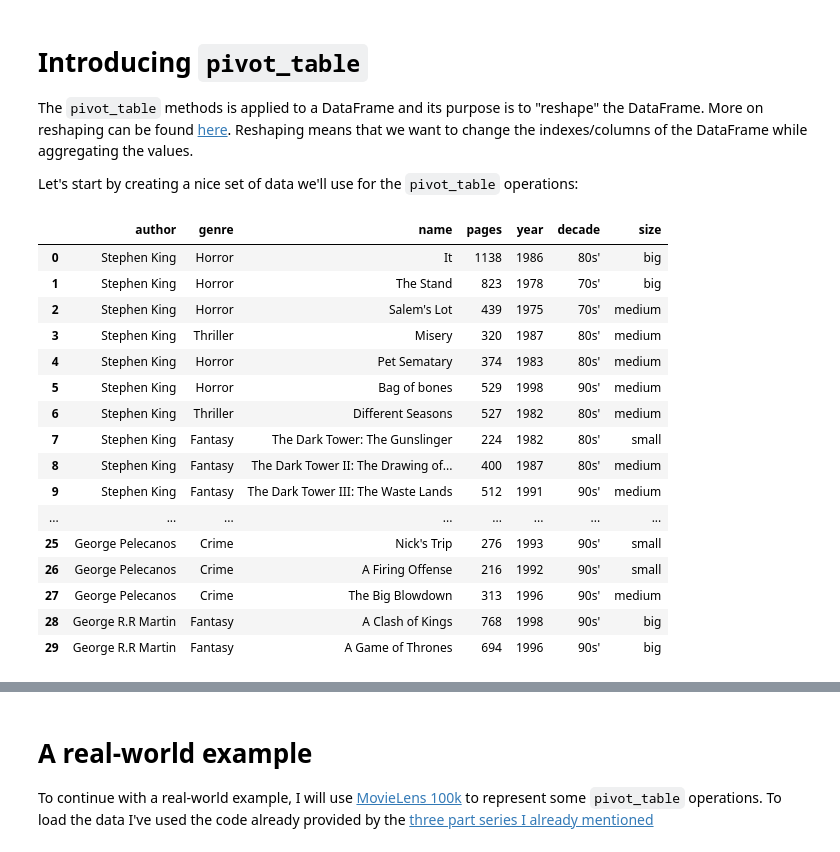
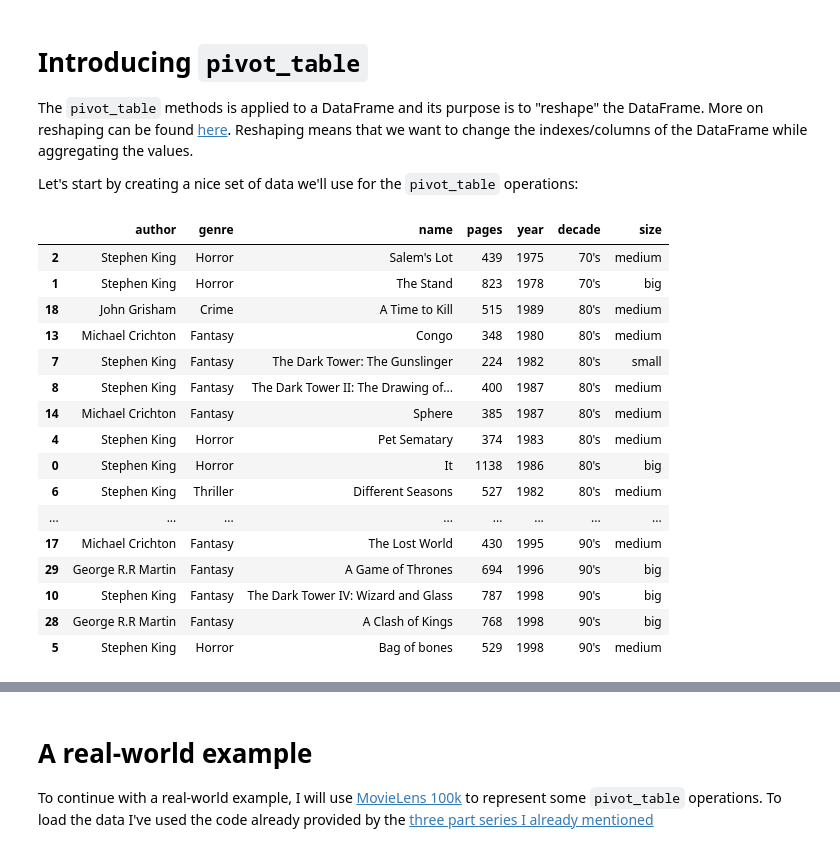
Before and after one commit to spapas/spapas.github.io, a Jupyter notebook: content/pandas-pivot-table-primer.ipynb, the cells around one changed output, grey strips where cells are left out. Saved outputs shown, nothing was run; the diff lists cells and outputs as text; code cells hidden in the pictures.

```diff
--- a/content/pandas-pivot-table-primer.ipynb
+++ b/content/pandas-pivot-table-primer.ipynb
@@ -314,51 +314,50 @@ books_df=pd.DataFrame([
     {'author':'John Grisham', 'name':'A Time to Kill', 'pages': 515, 'year':1989, 'genre': 'Crime',},
     {'author':'John Grisham', 'name':'The Firm', 'pages': 432, 'year':1991, 'genre': 'Crime',},
     {'author':'John Grisham', 'name':'The Pelican Brief', 'pages': 387, 'year':1992, 'genre': 'Crime',},
     {'author':'John Grisham', 'name':'The Chamber', 'pages': 496, 'year':1994, 'genre': 'Crime',},
     {'author':'John Grisham', 'name':'The Rainmaker', 'pages': 434, 'year':1995, 'genre': 'Crime',},
     {'author':'John Grisham', 'name':'The Runaway Jury', 'pages': 414, 'year':1996, 'genre': 'Crime',},
     {'author':'John Grisham', 'name':'The Street Lawyer', 'pages': 347, 'year':1998, 'genre': 'Crime',},
     {'author':'George Pelecanos', 'name':'Nick\'s Trip ', 'pages': 276, 'year':1993, 'genre': 'Crime',},
     {'author':'George Pelecanos', 'name':'A Firing Offense', 'pages': 216, 'year':1992, 'genre': 'Crime',},
     {'author':'George Pelecanos', 'name':'The Big Blowdown', 'pages': 313, 'year':1996, 'genre': 'Crime',},
     {'author':'George R.R Martin', 'name':'A Clash of Kings', 'pages': 768, 'year':1998, 'genre': 'Fantasy',},
     {'author':'George R.R Martin', 'name':'A Game of Thrones', 'pages': 694, 'year':1996, 'genre': 'Fantasy',},
 ])
-books_df.sort_values(by='year')
-
 
 # Add a decade column to the books DataFrame
 def add_decade(y):
-        return str(y['year'])[2] + '0s\''
+        return str(y['year'])[2] + '0\'s'
 
 books_df['decade'] = books_df.apply(add_decade, axis=1)
 
 # Add a size column to the books DataFrame
 def add_size(y):
         if y['pages'] > 600:
             return 'big'
         elif y['pages'] < 300:
             return 'small'
         return 'medium'
 
 books_df['size'] = books_df.apply(add_size, axis=1)
-books_df
+# Let's display it sorted here
+books_df.sort_values(['decade', 'genre', 'year'])
 # %% [output]
 |  | author | genre | name | pages | year | decade | size |
-| 0 | Stephen King | Horror | It | 1138 | 1986 | 80s' | big |
-| 1 | Stephen King | Horror | The Stand | 823 | 1978 | 70s' | big |
-| 2 | Stephen King | Horror | Salem's Lot | 439 | 1975 | 70s' | medium |
-| 3 | Stephen King | Thriller | Misery | 320 | 1987 | 80s' | medium |
-| 4 | Stephen King | Horror | Pet Sematary | 374 | 1983 | 80s' | medium |
-| 5 | Stephen King | Horror | Bag of bones | 529 | 1998 | 90s' | medium |
-| 6 | Stephen King | Thriller | Different Seasons | 527 | 1982 | 80s' | medium |
-| 7 | Stephen King | Fantasy | The Dark Tower: The Gunslinger | 224 | 1982 | 80s' | small |
-| 8 | Stephen King | Fantasy | The Dark Tower II: The Drawing of... | 400 | 1987 | 80s' | medium |
-| 9 | Stephen King | Fantasy | The Dark Tower III: The Waste Lands | 512 | 1991 | 90s' | medium |
+| 2 | Stephen King | Horror | Salem's Lot | 439 | 1975 | 70's | medium |
+| 1 | Stephen King | Horror | The Stand | 823 | 1978 | 70's | big |
+| 18 | John Grisham | Crime | A Time to Kill | 515 | 1989 | 80's | medium |
+| 13 | Michael Crichton | Fantasy | Congo | 348 | 1980 | 80's | medium |
+| 7 | Stephen King | Fantasy | The Dark Tower: The Gunslinger | 224 | 1982 | 80's | small |
+| 8 | Stephen King | Fantasy | The Dark Tower II: The Drawing of... | 400 | 1987 | 80's | medium |
+| 14 | Michael Crichton | Fantasy | Sphere | 385 | 1987 | 80's | medium |
+| 4 | Stephen King | Horror | Pet Sematary | 374 | 1983 | 80's | medium |
+| 0 | Stephen King | Horror | It | 1138 | 1986 | 80's | big |
+| 6 | Stephen King | Thriller | Different Seasons | 527 | 1982 | 80's | medium |
 | ... | ... | ... | ... | ... | ... | ... | ... |
-| 25 | George Pelecanos | Crime | Nick's Trip | 276 | 1993 | 90s' | small |
-| 26 | George Pelecanos | Crime | A Firing Offense | 216 | 1992 | 90s' | small |
-| 27 | George Pelecanos | Crime | The Big Blowdown | 313 | 1996 | 90s' | medium |
-| 28 | George R.R Martin | Fantasy | A Clash of Kings | 768 | 1998 | 90s' | big |
-| 29 | George R.R Martin | Fantasy | A Game of Thrones | 694 | 1996 | 90s' | big |
+| 17 | Michael Crichton | Fantasy | The Lost World | 430 | 1995 | 90's | medium |
+| 29 | George R.R Martin | Fantasy | A Game of Thrones | 694 | 1996 | 90's | big |
+| 10 | Stephen King | Fantasy | The Dark Tower IV: Wizard and Glass | 787 | 1998 | 90's | big |
+| 28 | George R.R Martin | Fantasy | A Clash of Kings | 768 | 1998 | 90's | big |
+| 5 | Stephen King | Horror | Bag of bones | 529 | 1998 | 90's | medium |
 # %% [markdown]
```
Also changed, not shown: parts of 25 cells of this notebook.
